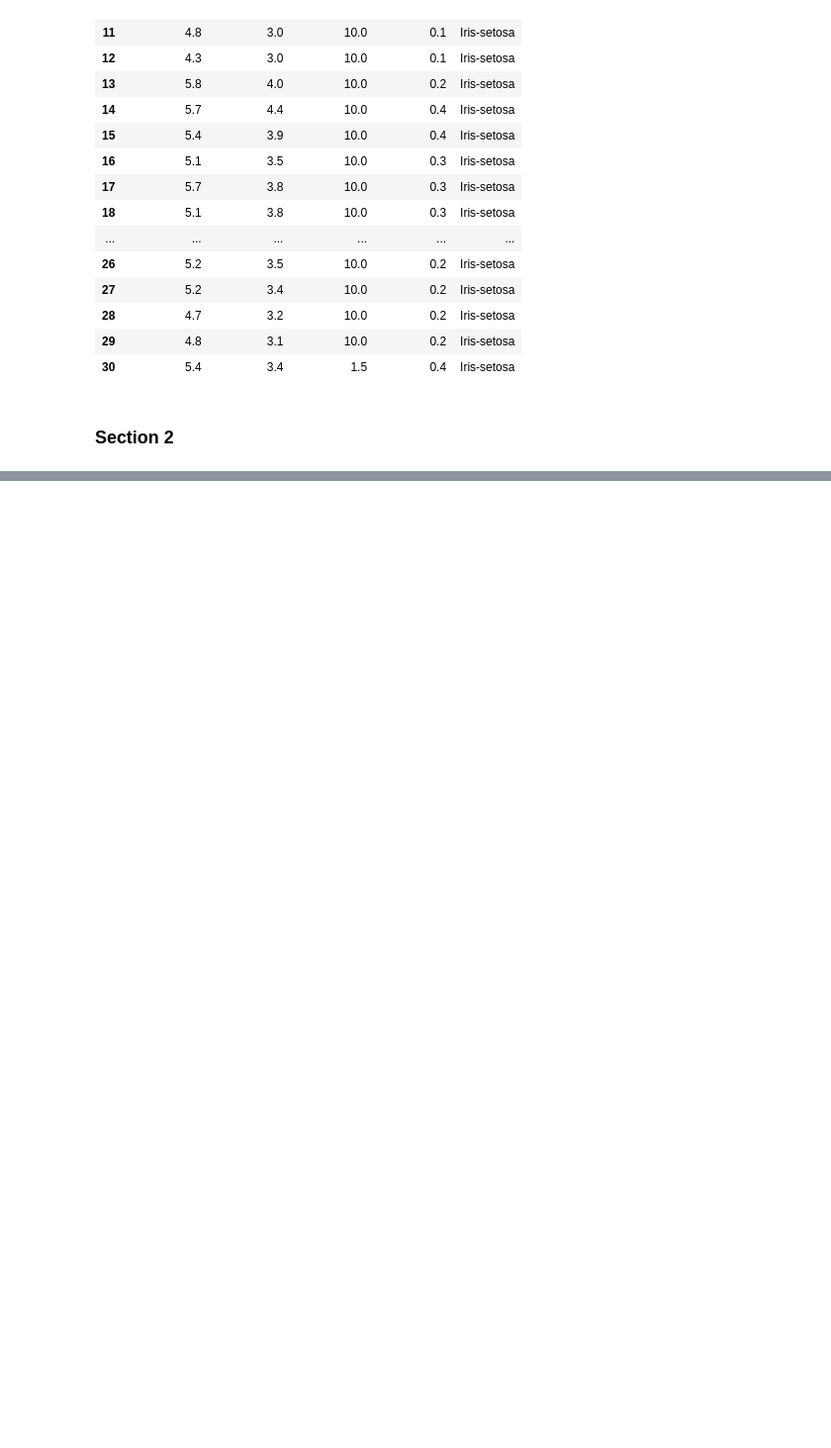
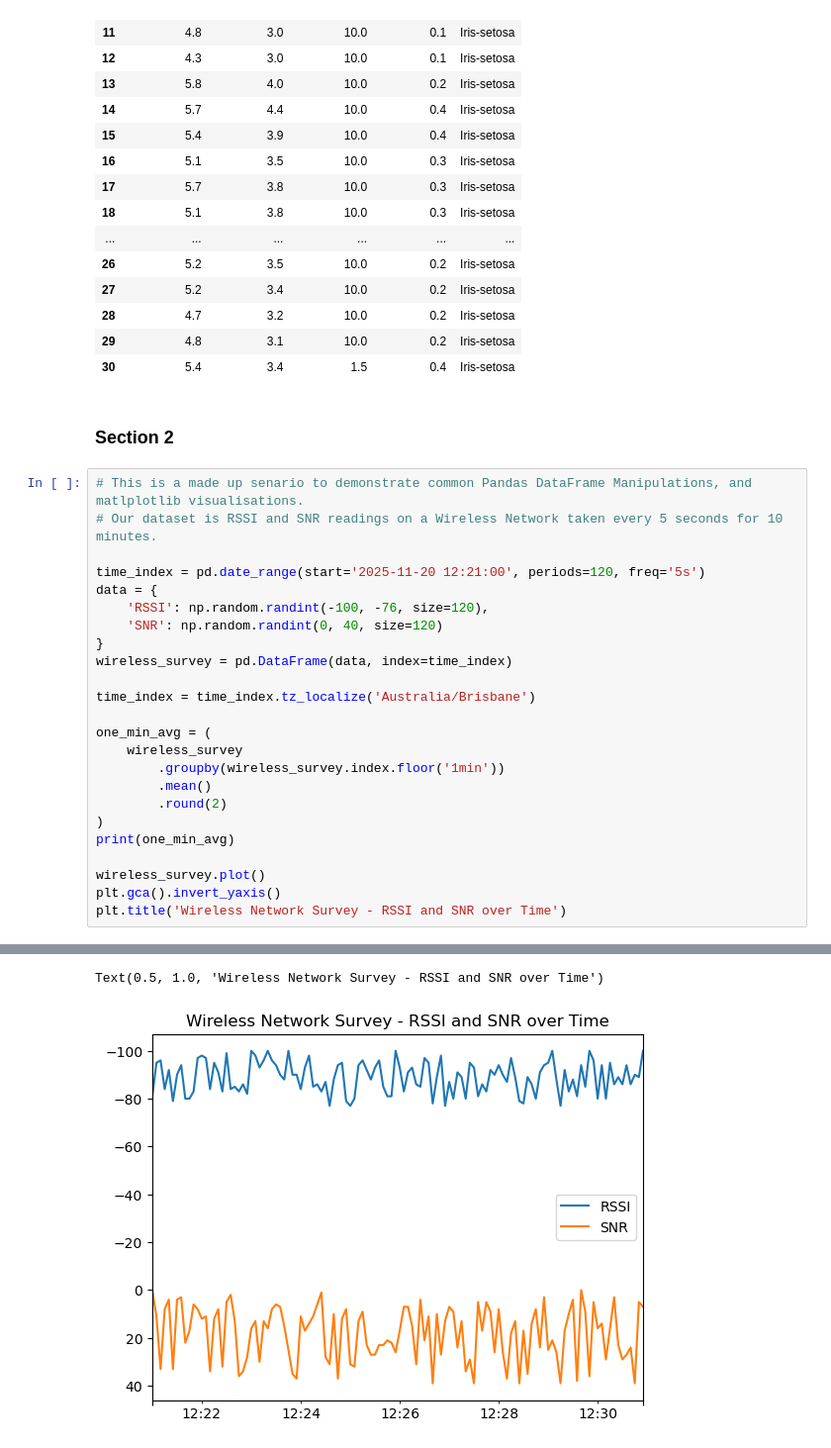
Before and after one commit to Dellarius/SIT719, a Jupyter notebook: 01_OnTrack/2.1P/2.1P Notepad.ipynb, the cells around one changed output, grey strips where cells are left out. Shown at 99% size. Cells and saved outputs as stored; diff of their text form; blank space fills up the shorter version.

```diff
--- a/01_OnTrack/2.1P/2.1P Notepad.ipynb
+++ b/01_OnTrack/2.1P/2.1P Notepad.ipynb
@@ -69,3 +70,28 @@ iris.loc[iris [9:31].index,]
 | 30 | 5.4 | 3.4 | 1.5 | 0.4 | Iris-setosa |
 # %% [markdown]
 ### Section 2
+# %%
+# This is a made up senario to demonstrate common Pandas DataFrame Manipulations, and matlplotlib visualisations.
+# Our dataset is RSSI and SNR readings on a Wireless Network taken every 5 seconds for 10 minutes.
+
+time_index = pd.date_range(start='2025-11-20 12:21:00', periods=120, freq='5s')
+data = {
+    'RSSI': np.random.randint(-100, -76, size=120),
+    'SNR': np.random.randint(0, 40, size=120)
+}
+wireless_survey = pd.DataFrame(data, index=time_index)
+
+time_index = time_index.tz_localize('Australia/Brisbane')
+
+one_min_avg = (
+    wireless_survey
+        .groupby(wireless_survey.index.floor('1min'))
+        .mean()
+        .round(2)
+)
+print(one_min_avg)
+
+wireless_survey.plot()
+plt.gca().invert_yaxis()
+plt.title('Wireless Network Survey - RSSI and SNR over Time')
+# %% [output]
@@ -71,0 +109,2 @@ iris.loc[iris [9:31].index,]
+Text(0.5, 1.0, 'Wireless Network Survey - RSSI and SNR over Time')
+[figure, added]
```
Also changed, not shown: parts of 4 cells of this notebook.
